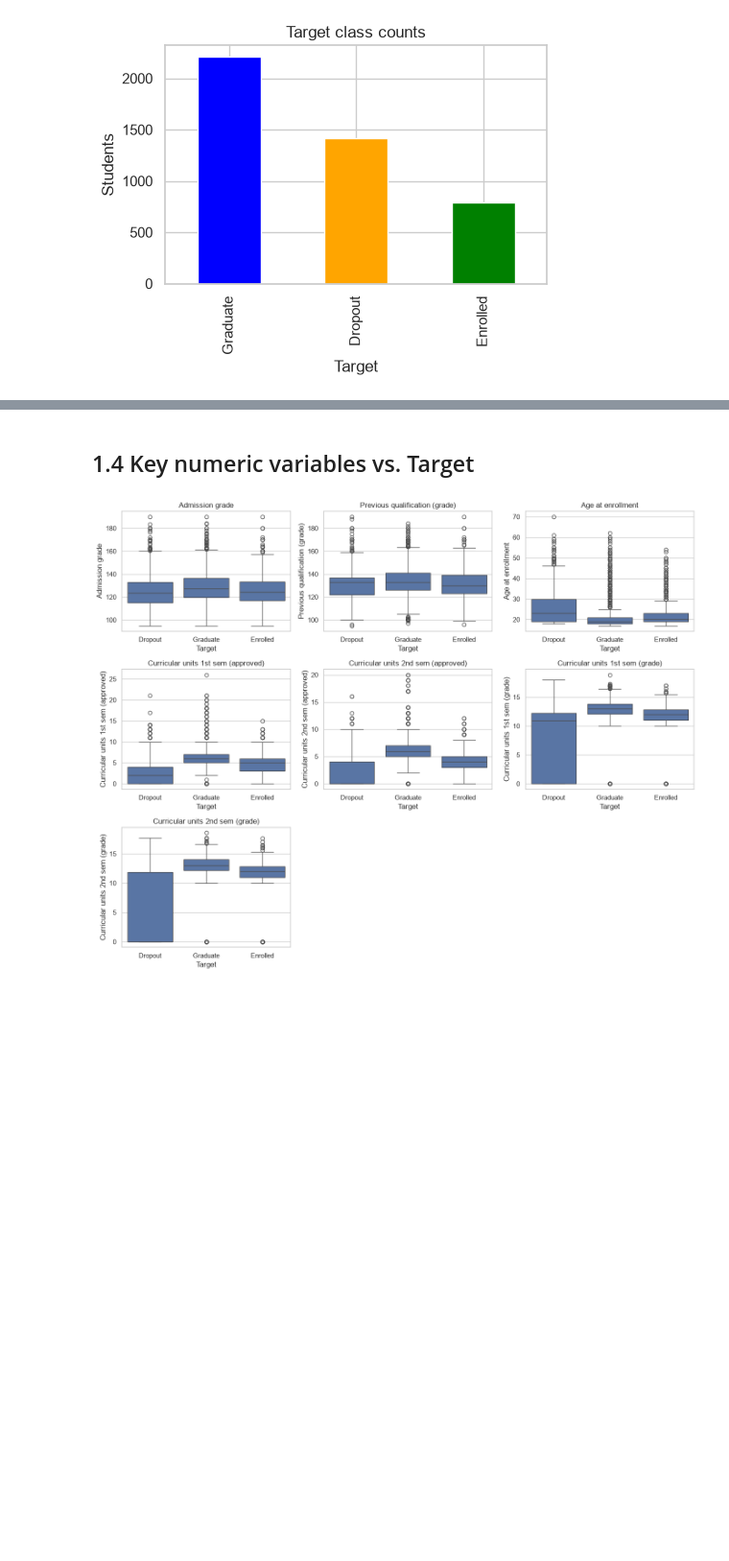
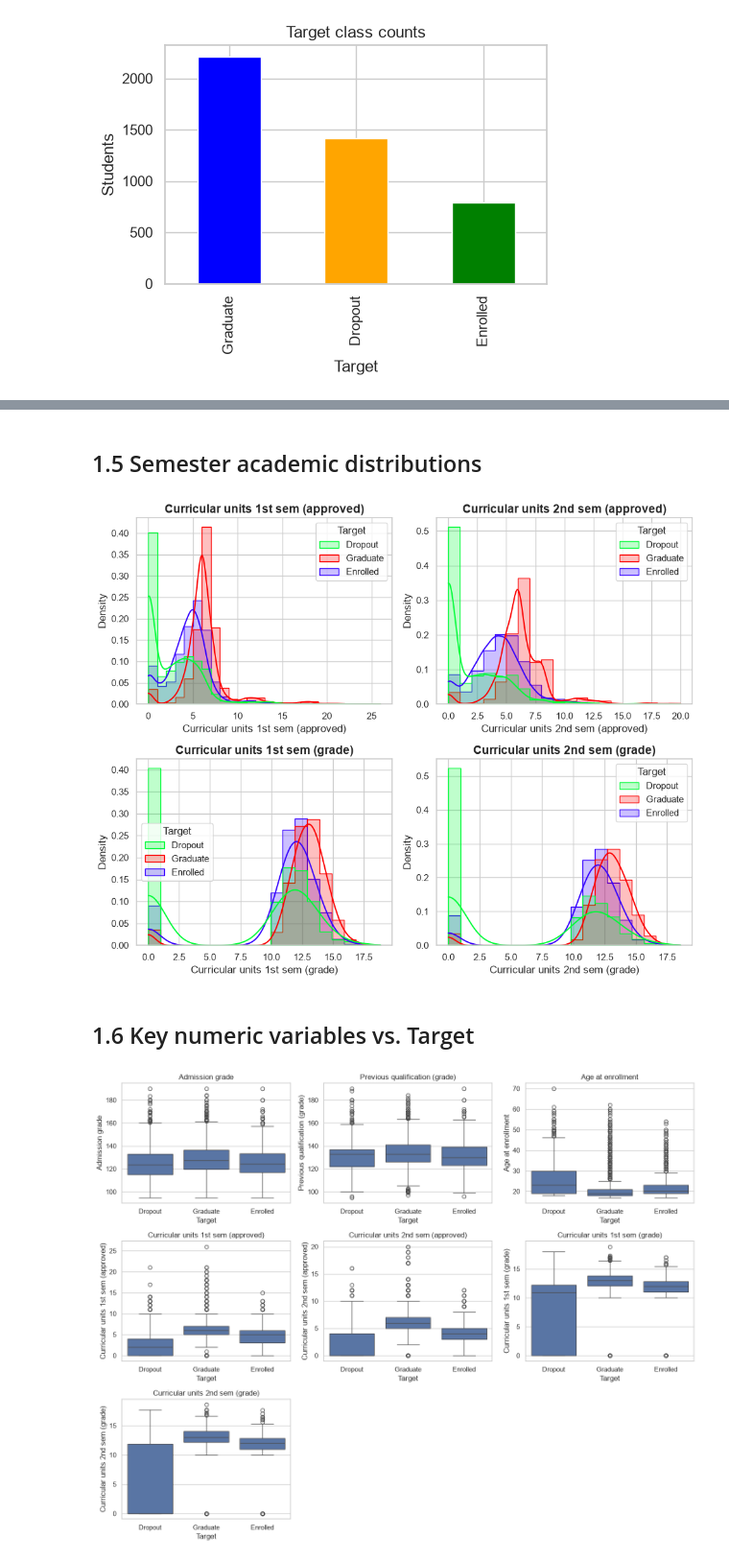
Before and after one commit to itsjavi16/student-dropout-prediction, a Jupyter notebook: notebooks/01_eda_.ipynb, the cells around one changed output, grey strips where cells are left out. Shown at 96% size. Cells and saved outputs as stored; diff of their text form; code cells hidden in the pictures; blank space fills up the shorter version.

```diff
--- a/notebooks/01_eda_.ipynb
+++ b/notebooks/01_eda_.ipynb
@@ -70,5 +106,28 @@ Name: proportion, dtype: float64
+# %% [markdown]
+## 1.5 Semester academic distributions
+# %%
+fig, axes = plt.subplots(nrows=2, ncols=2, figsize=(10, 8))
+
+for ax, col in zip(axes.flat, other_numeric_cols):
+    sns.histplot(
+        data=df,
+        x=col,
+        binwidth=1,
+        palette=custom_palette,
+        hue=TARGET_COL,
+        element="step",
+        stat="density",
+        common_norm=False,
+        kde=True,
+        ax=ax
+    )
+    ax.set_title(col,fontsize=14, fontweight="bold")
+plt.tight_layout()
+plt.show()
+# %% [output]
+[figure, added]
 # %% [markdown]
-## 1.4 Key numeric variables vs. Target
+## 1.6 Key numeric variables vs. Target
 # %%
 key_numeric_cols = [
     "Admission grade",
```
Also changed, not shown: parts of 9 cells of this notebook.
